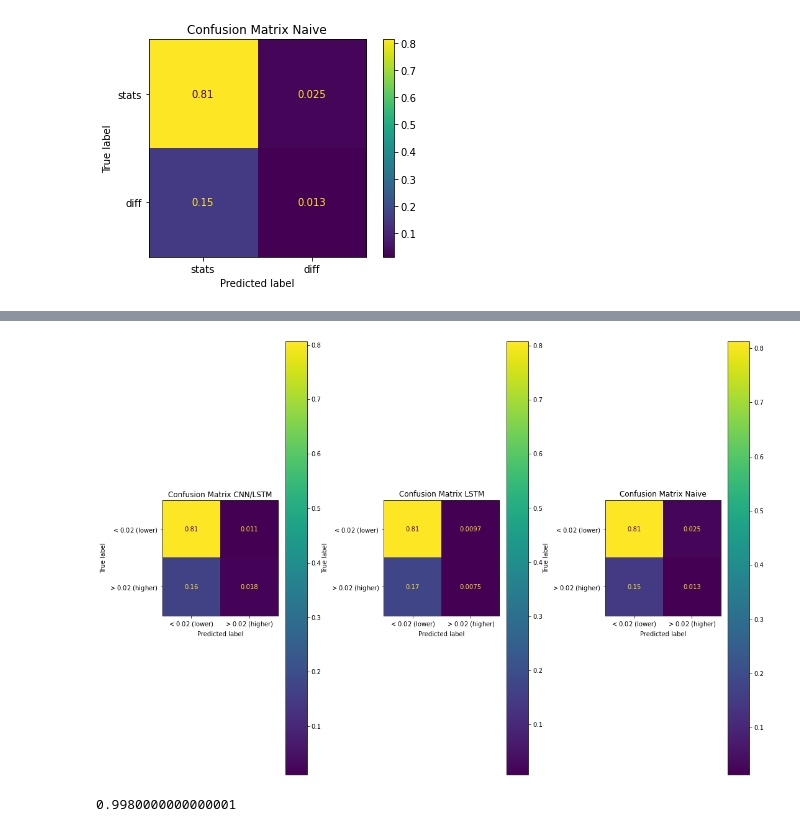
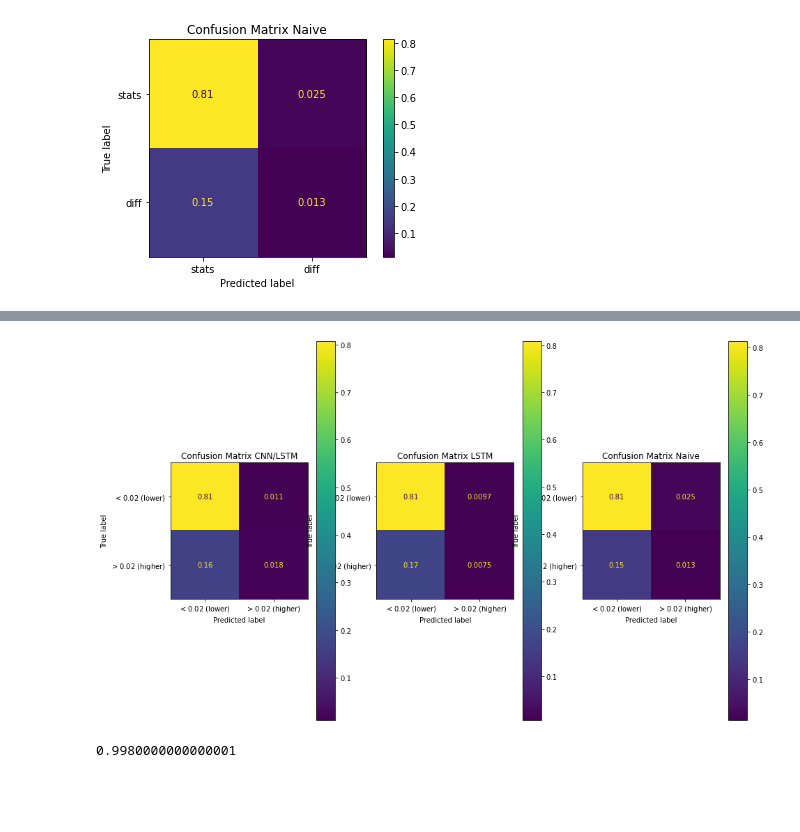
Before and after one commit to macrandrea/NNvecWPit, a Jupyter notebook: Bid_Ask_MSFT.ipynb, the cells around one changed output, grey strips where cells are left out. Cells and saved outputs as stored; diff of their text form; code cells hidden in the pictures; blank space fills up the shorter version.

```diff
--- a/Bid_Ask_MSFT.ipynb
+++ b/Bid_Ask_MSFT.ipynb
@@ -54,3 +54,13 @@ for i in range(0,len(hot)):
     else: #-spread[i-1]<0.02:
         hot[i]=0 #se spread[i]<soglia lo
 #plt.plot(hot);
+# %%
+spread=b['spread'].to_numpy()
+d=b.diff().fillna(0).to_numpy().flatten()
+hot=np.zeros(len(d))
+for i in range(0,len(hot)):
+    if spread[i]>0.02: #spread[i]-spread[i-1]>0.03:
+        hot[i]=1 #se spread[i]>soglia up
+    else: #-spread[i-1]<0.02:
+        hot[i]=0 #se spread[i]<soglia lo
+#plt.plot(hot);
@@ -56,0 +71,8 @@ for i in range(0,len(hot)):
+# %%
+c=10
+for i in range(len(spread)):
+    if spread[i]>0.03:
+        c=c+1
+    else:
+        c=c+0
+c
@@ -201,5 +230,5 @@ saving = tf.keras.callbacks.ModelCheckpoint(
     mode='auto',
     save_best_only=True)
 # %%
-deeplob.load_weights('modelMSFTClassification.h5')
-#simple=deeplob.fit(trainX, trainY, validation_data=(valiX, valiY),  epochs=50, batch_size=256,callbacks=[callback,saving])
+#deeplob.load_weights('modelMSFTClassification.h5')
+simple=deeplob.fit(trainX, trainY, validation_data=(valiX, valiY),  epochs=50, batch_size=256,callbacks=[callback,saving])
@@ -355,5 +402,5 @@ Trainable params: 84,354
 Non-trainable params: 0
 _________________________________________________________________
 # %%
-model.load_weights('modelMSFTlstmClassification.h5')
-#lstmMSFT=model.fit(trainX_lstm, trainY_lstm, validation_data=(valiX_lstm, valiY_lstm), epochs=20, batch_size=256)
+#model.load_weights('modelMSFTlstmClassification.h5')
+lstmMSFT=model.fit(trainX_lstm, trainY_lstm, validation_data=(valiX_lstm, valiY_lstm), epochs=20, batch_size=256)
@@ -448,24 +545,24 @@ for i, ax in enumerate(axn.flat):
 # %%
 fig, ax = plt.subplots(1,3, figsize=(15,10))
 ax[0].set_title("CNN/LSTM")
 ax[1].set_title("LSTM")
 ax[2].set_title("Naive")
 
 cm = confusion_matrix(testY.argmax(axis=1), pj.argmax(axis=1),normalize='all')#true', 'pred', 'all'
 disp = ConfusionMatrixDisplay(confusion_matrix=cm,display_labels=['$<0.02$ (lower)','$>0.02$ (higher)'])
 disp.plot(ax=ax[0])
 disp.ax_.set_title("Confusion Matrix CNN/LSTM")
 cm_lstm = confusion_matrix(testY_lstm.argmax(axis=1), p_lstmj.argmax(axis=1),normalize='all')#true', 'pred', 'all'
 disp_lstm = ConfusionMatrixDisplay(confusion_matrix=cm_lstm,display_labels=['$<0.02$ (lower)','$>0.02$ (higher)'])
 disp_lstm.plot(ax=ax[1])
 disp_lstm.ax_.set_title("Confusion Matrix LSTM")
 cmNaiv = confusion_matrix(encTe.argmax(axis=1), encPr.argmax(axis=1),normalize='all')
 dispNaiv = ConfusionMatrixDisplay(confusion_matrix=cmNaiv,display_labels=['$<0.02$ (lower)','$>0.02$ (higher)'])
 dispNaiv.plot(ax=ax[2])
-dispNaiv.ax_.set_title("Confusion Matrix Naive")
-plt.tight_layout()  ;
+dispNaiv.ax_.set_title("Confusion Matrix Naive");
+#plt.tight_layout()  ;
 # %% [output]
-[figure, old version]
+[figure, new version]
 # %%
 # %% [output]
 0.9980000000000001
```
Also changed, not shown: parts of 10 cells of this notebook, 10 other files.
